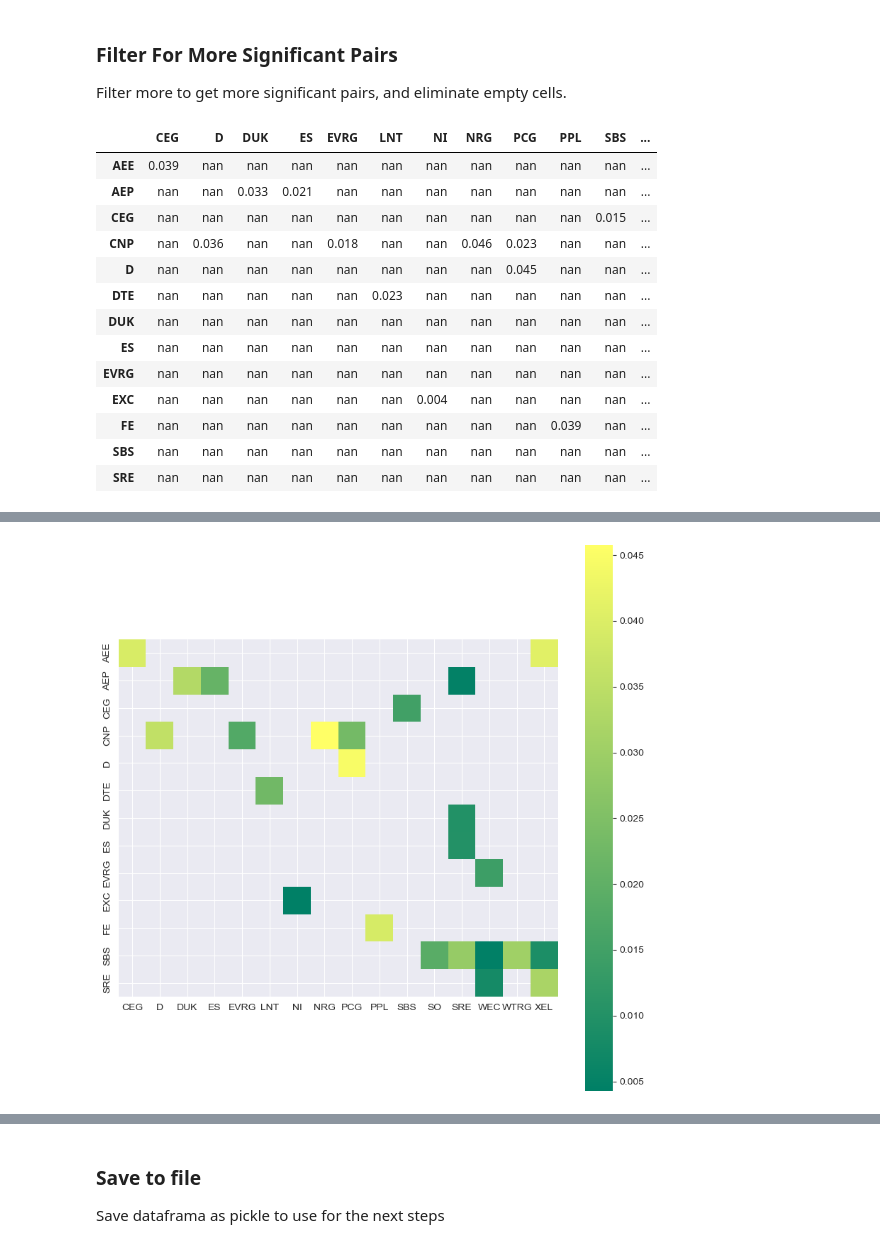
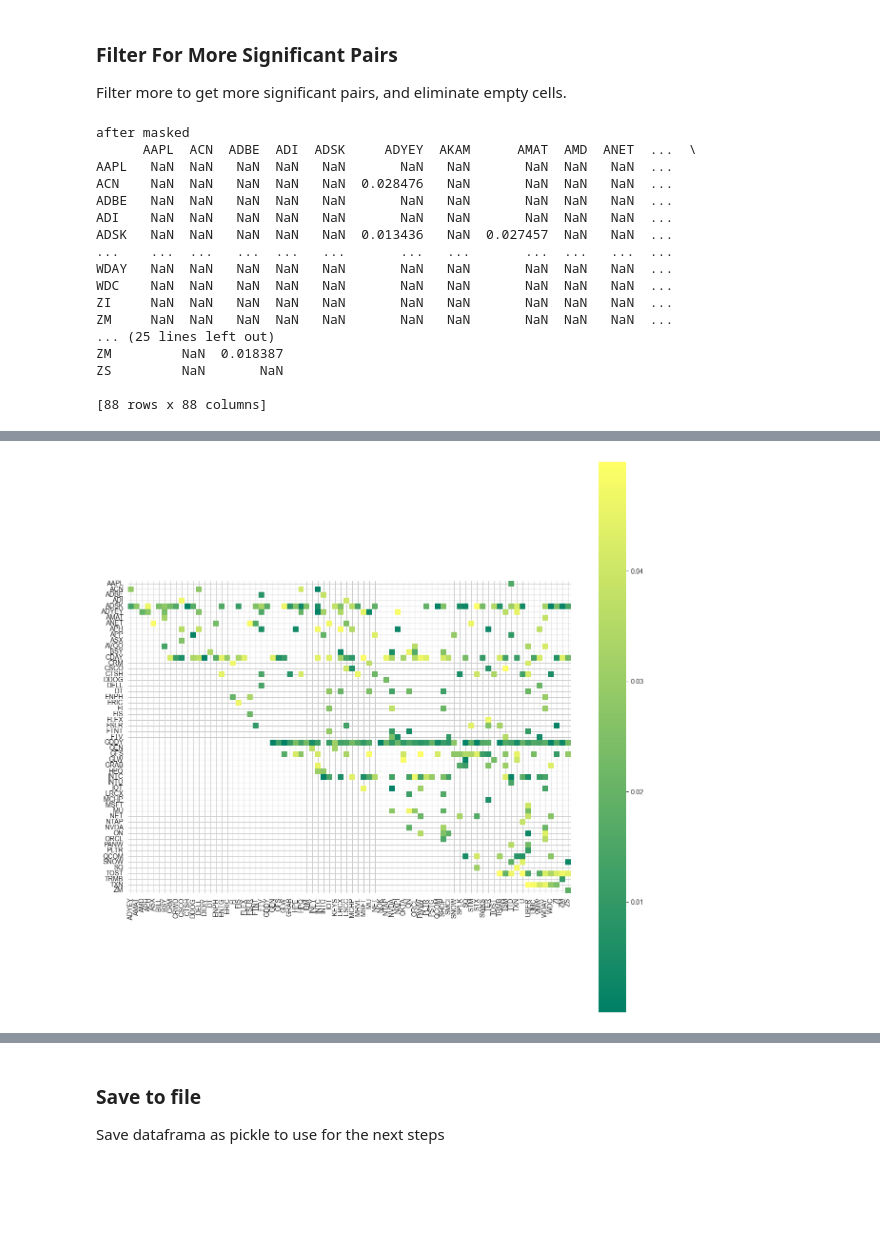
Before and after one commit to suryasashankgundepudi/Live_Pairs_Trading, a Jupyter notebook: research/technology/2_identify_pairs.ipynb, the cells around one changed output, grey strips where cells are left out. Drawn from its saved outputs; the diff is of its cells as text; code cells hidden in the pictures; blank space fills up the shorter version.

Commit message:
identify cointegrated pairs, perform regression analysis and check for stationarity

```diff
--- a/research/technology/2_identify_pairs.ipynb
+++ b/research/technology/2_identify_pairs.ipynb
@@ -46,18 +45,17 @@ def convert_volume(value):
         return float(value)  # No conversion needed
 
 # Apply the conversion function to the 'Volume' column
-df['Avg Vol (3 month)'] = df['Avg Vol (3 month)'].apply(convert_volume)
+df['Volume'] = df['Volume'].apply(convert_volume)
 # %%
  # Define a volume cap
 volume_cap = 1000000
 
-df['Avg Vol (3 month)'] = pd.to_numeric(df['Avg Vol (3 month)'], errors='coerce')
+df['Volume'] = pd.to_numeric(df['Volume'], errors='coerce')
 df['Price (Intraday)'] = pd.to_numeric(df['Price (Intraday)'], errors='coerce')
 
-df = df[['Symbol','Avg Vol (3 month)','Price (Intraday)']].sort_values(by='Avg Vol (3 month)', ascending=False)
+df = df[['Symbol','Volume','Price (Intraday)']].sort_values(by='Volume', ascending=False)
 
-high_volume = df["Avg Vol (3 month)"]>volume_cap
-df_h = df[high_volume]
-tickers = df_h.Symbol.tolist()
+tickers = df[df["Volume"]>volume_cap].Symbol.tolist()
+
 tickers
 # %% [output]
@@ -192,7 +196,7 @@ Finally, the function returns three things:
 In summary, this function automates the process of testing whether pairs of financial instruments (tickers) are cointegrated, which can be useful for various quantitative trading and portfolio management strategies in finance. It collects and organizes the statistical results, making it easier for analysts and traders to identify pairs of assets that exhibit cointegration and may be suitable for trading strategies like pairs trading.
 # %%
 # let's define a function to loop through the tickers and do a cointegration test for each combination
-def cointegration_test(data, p_value=0.05):
+def cointegration_test(data, p_value_thres=0.05):
     n = data.shape[1]
     # create matrix to be filled later
     stats = np.zeros((n, n))
@@ -207,14 +211,14 @@ def cointegration_test(data, p_value=0.05):
             stats[i, j] = test_stat
             pvalues[i, j] = pvalue
 
-            if pvalue < p_value: # pick only statistically significant ones
+            if pvalue < p_value_thres: # pick only statistically significant ones
                 pairs.append((keys[i], keys[j]))
 
     return stats, pvalues, pairs
 # %%
-p_value = 0.05  # A p-value less than 0.05 is typically considered to be statistically significant
+p_value_thres = 0.05  # A p-value less than 0.05 is typically considered to be statistically significant
 
-scores, pvalues, pairs = cointegration_test(df,p_value)
+scores, pvalues, pairs = cointegration_test(df,p_value_thres)
 
 fig, ax = plt.subplots(figsize=(10, 10))
 seaborn.heatmap(
@@ -222,7 +226,7 @@ seaborn.heatmap(
     xticklabels=new_tickers,
     yticklabels=new_tickers,
     cmap="ocean",
-    mask=(pvalues >= 0.05),
+    mask=(pvalues >= p_value_thres),
     square=True
 )
 print(pairs)
@@ -233,12 +237,14 @@ print(pairs)
 ### Filter For More Significant Pairs
 Filter more to get more significant pairs, and eliminate empty cells.
 # %%
-mask_matrix = (pvalues >= 0.05) # possible to increase the level of significance
+mask_matrix = (pvalues >= p_value_thres) # possible to increase the level of significance
 
 mask_df = pd.DataFrame(mask_matrix, index= new_tickers, columns = new_tickers)
 scores_df = pd.DataFrame(scores, index= new_tickers, columns = new_tickers)
 pvalues_df = pd.DataFrame(pvalues, index= new_tickers, columns = new_tickers)
 
+print('after masked')
+print(pvalues_df[~mask_df])
 df_f = pvalues_df[~mask_df].dropna(how='all', axis=1)
 df_f = df_f.dropna(how='all')
 
@@ -248,7 +254,7 @@ def gold_apply(x):
     return is_color
 
 
-fig, ax = plt.subplots(figsize=(10, 10))
+fig, ax = plt.subplots(figsize=(15, 15))
 seaborn.heatmap(
     df_f,
     xticklabels=df_f.columns,
@@ -259,17 +265,20 @@ seaborn.heatmap(
 df_f.style.format(precision=3) \
     .apply(gold_apply)
 # %% [output]
-|  | CEG | D | DUK | ES | EVRG | LNT | NI | NRG | PCG | PPL | SBS | ... |
-| AEE | 0.039 | nan | nan | nan | nan | nan | nan | nan | nan | nan | nan | ... |
-| AEP | nan | nan | 0.033 | 0.021 | nan | nan | nan | nan | nan | nan | nan | ... |
-| CEG | nan | nan | nan | nan | nan | nan | nan | nan | nan | nan | 0.015 | ... |
-| CNP | nan | 0.036 | nan | nan | 0.018 | nan | nan | 0.046 | 0.023 | nan | nan | ... |
-| D | nan | nan | nan | nan | nan | nan | nan | nan | 0.045 | nan | nan | ... |
-| DTE | nan | nan | nan | nan | nan | 0.023 | nan | nan | nan | nan | nan | ... |
-| DUK | nan | nan | nan | nan | nan | nan | nan | nan | nan | nan | nan | ... |
-| ES | nan | nan | nan | nan | nan | nan | nan | nan | nan | nan | nan | ... |
-| EVRG | nan | nan | nan | nan | nan | nan | nan | nan | nan | nan | nan | ... |
-| EXC | nan | nan | nan | nan | nan | nan | 0.004 | nan | nan | nan | nan | ... |
-| FE | nan | nan | nan | nan | nan | nan | nan | nan | nan | 0.039 | nan | ... |
-| SBS | nan | nan | nan | nan | nan | nan | nan | nan | nan | nan | nan | ... |
-| SRE | nan | nan | nan | nan | nan | nan | nan | nan | nan | nan | nan | ... |
+after masked
+      AAPL  ACN  ADBE  ADI  ADSK     ADYEY  AKAM      AMAT  AMD  ANET  ...  \
+AAPL   NaN  NaN   NaN  NaN   NaN       NaN   NaN       NaN  NaN   NaN  ...
+ACN    NaN  NaN   NaN  NaN   NaN  0.028476   NaN       NaN  NaN   NaN  ...
+ADBE   NaN  NaN   NaN  NaN   NaN       NaN   NaN       NaN  NaN   NaN  ...
+ADI    NaN  NaN   NaN  NaN   NaN       NaN   NaN       NaN  NaN   NaN  ...
+ADSK   NaN  NaN   NaN  NaN   NaN  0.013436   NaN  0.027457  NaN   NaN  ...
+...    ...  ...   ...  ...   ...       ...   ...       ...  ...   ...  ...
+WDAY   NaN  NaN   NaN  NaN   NaN       NaN   NaN       NaN  NaN   NaN  ...
+WDC    NaN  NaN   NaN  NaN   NaN       NaN   NaN       NaN  NaN   NaN  ...
+ZI     NaN  NaN   NaN  NaN   NaN       NaN   NaN       NaN  NaN   NaN  ...
+ZM     NaN  NaN   NaN  NaN   NaN       NaN   NaN       NaN  NaN   NaN  ...
+... (25 lines left out)
+ZM         NaN  0.018387
+ZS         NaN       NaN
+
+[88 rows x 88 columns]
@@ -276,4 +286,4 @@ df_f.style.format(precision=3) \
-[figure, old version]
+[figure, new version]
 # %%
 x_list = df_f.index.tolist()
 y_list = df_f.columns.tolist()
```
Also changed, not shown: parts of 14 cells of this notebook, 7 other files.
